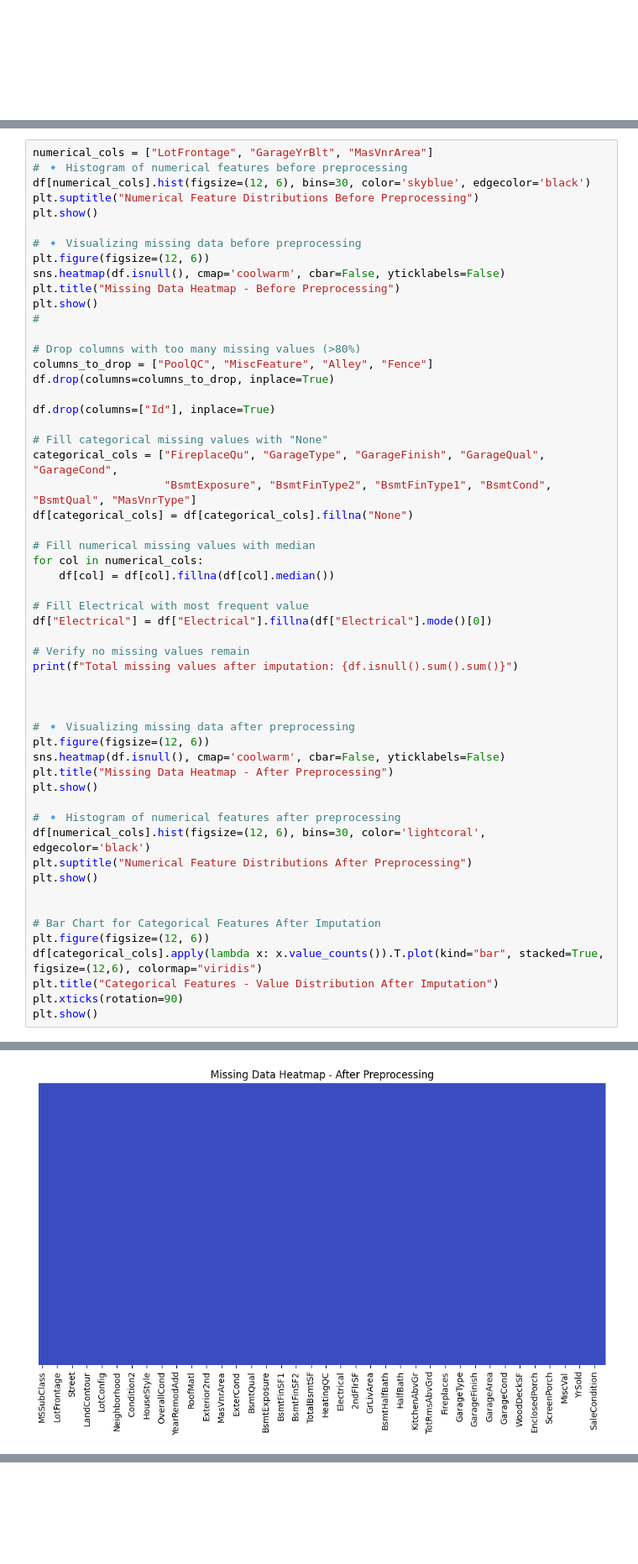
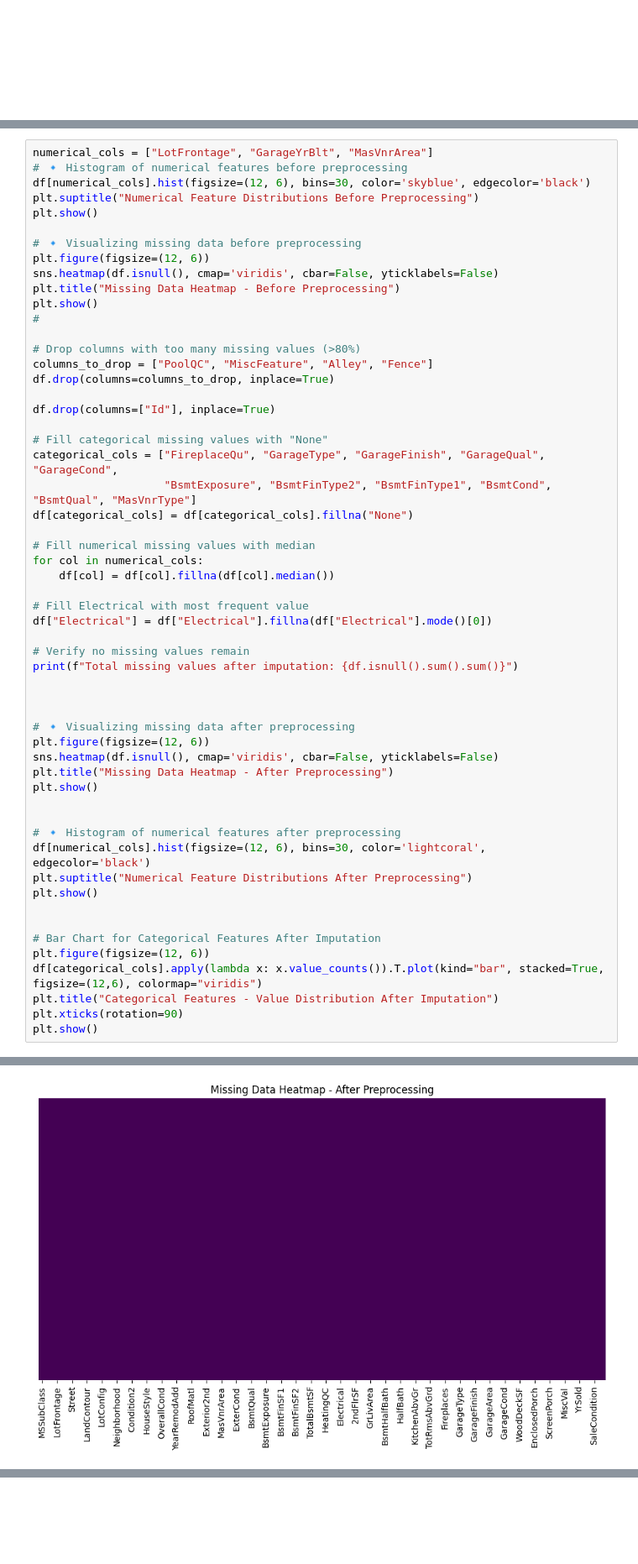
Before and after one commit to Suee18/Task1_ML, a Jupyter notebook: linearRegression.ipynb, the cells around one changed output, grey strips where cells are left out. Shown at 84% size. Drawn from its saved outputs; the diff is of its cells as text.

Commit message:
visuals modification

```diff
--- a/linearRegression.ipynb
+++ b/linearRegression.ipynb
@@ -125,7 +125,7 @@ plt.show()
 
 # 🔹 Visualizing missing data before preprocessing
 plt.figure(figsize=(12, 6))
-sns.heatmap(df.isnull(), cmap='coolwarm', cbar=False, yticklabels=False)
+sns.heatmap(df.isnull(), cmap='viridis', cbar=False, yticklabels=False)
 plt.title("Missing Data Heatmap - Before Preprocessing")
 plt.show()
 #
@@ -155,9 +155,10 @@ print(f"Total missing values after imputation: {df.isnull().sum().sum()}")
 
 # 🔹 Visualizing missing data after preprocessing
 plt.figure(figsize=(12, 6))
-sns.heatmap(df.isnull(), cmap='coolwarm', cbar=False, yticklabels=False)
+sns.heatmap(df.isnull(), cmap='viridis', cbar=False, yticklabels=False)
 plt.title("Missing Data Heatmap - After Preprocessing")
 plt.show()
+
 
 # 🔹 Histogram of numerical features after preprocessing
 df[numerical_cols].hist(figsize=(12, 6), bins=30, color='lightcoral', edgecolor='black')
@@ -177,5 +178,5 @@ plt.show()
 Total missing values after imputation: 0
-[figure, old version]
+[figure, new version]
 [figure]
 <Figure size 1200x600 with 0 Axes>
 [figure]
```
Also changed, not shown: parts of 2 cells of this notebook.
